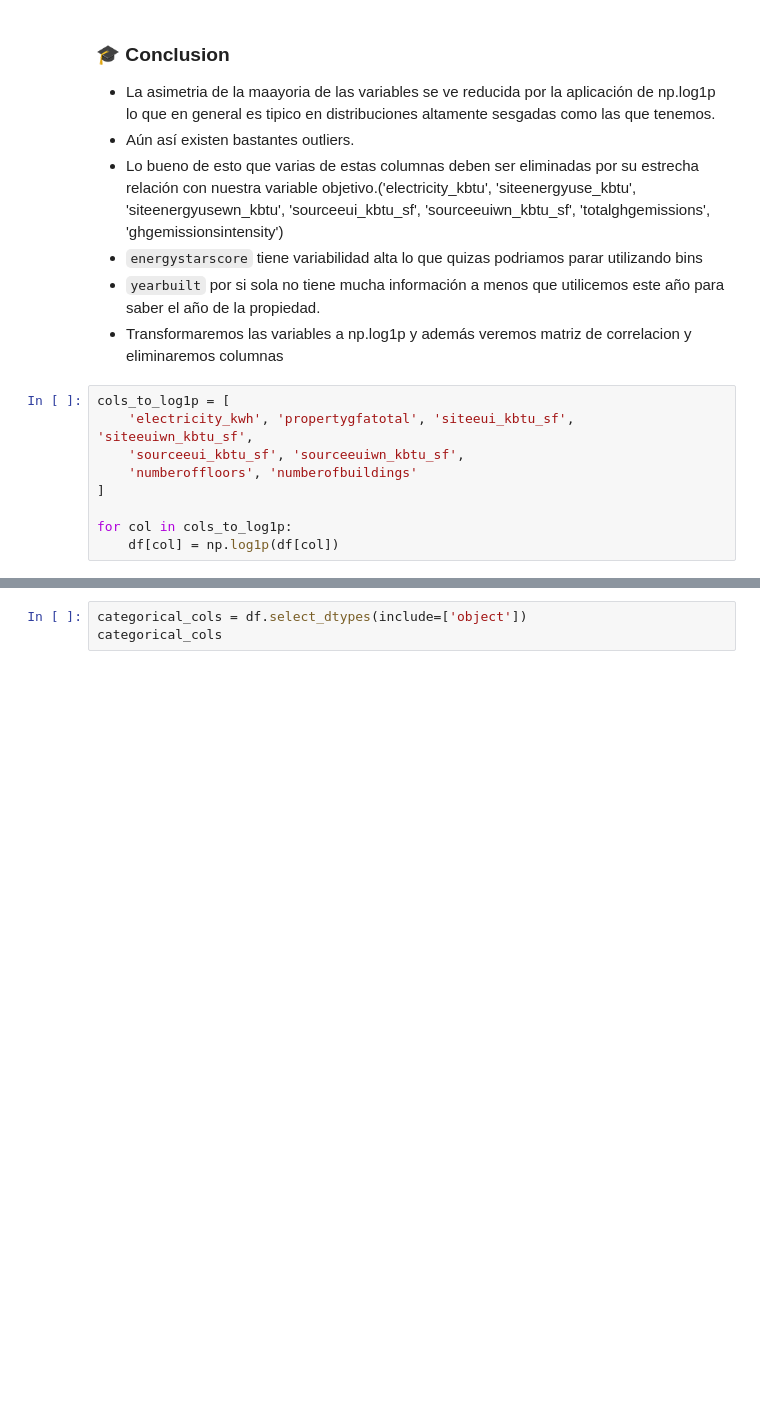
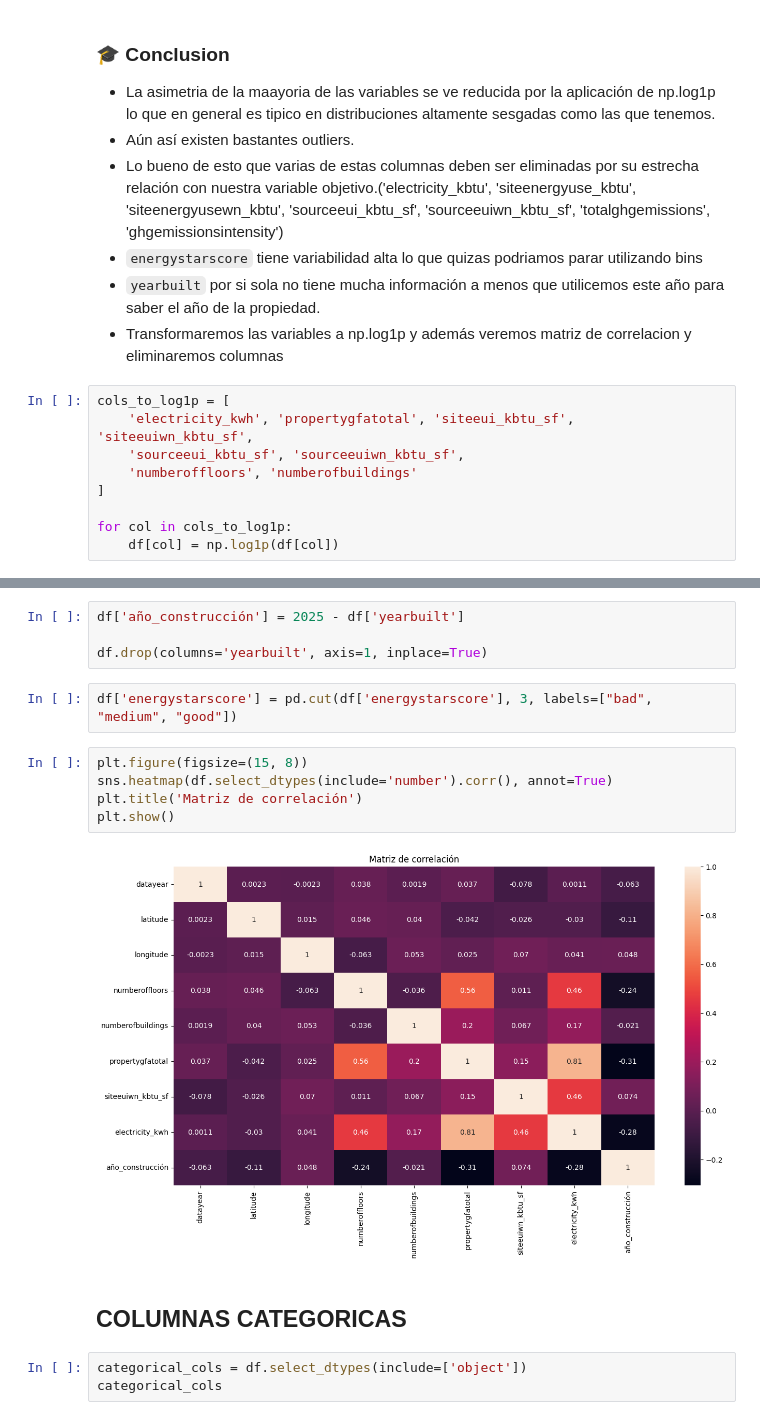
Before and after one commit to LLAES07/seatle, a Jupyter notebook: Notebooks/Proyecto.ipynb, the cells around one changed output, grey strips where cells are left out. Cells and saved outputs as stored; diff of their text form; blank space fills up the shorter version.

```diff
--- a/Notebooks/Proyecto.ipynb
+++ b/Notebooks/Proyecto.ipynb
@@ -723,3 +775,18 @@ sns.heatmap(df.select_dtypes(include='number').corr(), annot=True)
+# %%
+df['año_construcción'] = 2025 - df['yearbuilt']
+
+df.drop(columns='yearbuilt', axis=1, inplace=True)
+# %%
+df['energystarscore'] = pd.cut(df['energystarscore'], 3, labels=["bad", "medium", "good"])
+# %%
+plt.figure(figsize=(15, 8))
+sns.heatmap(df.select_dtypes(include='number').corr(), annot=True)
+plt.title('Matriz de correlación')
+plt.show()
+# %% [output]
+[figure, added]
+# %% [markdown]
+## **COLUMNAS CATEGORICAS**
 # %%
 categorical_cols = df.select_dtypes(include=['object'])
 categorical_cols
```
Also changed, not shown: parts of 26 cells of this notebook.
